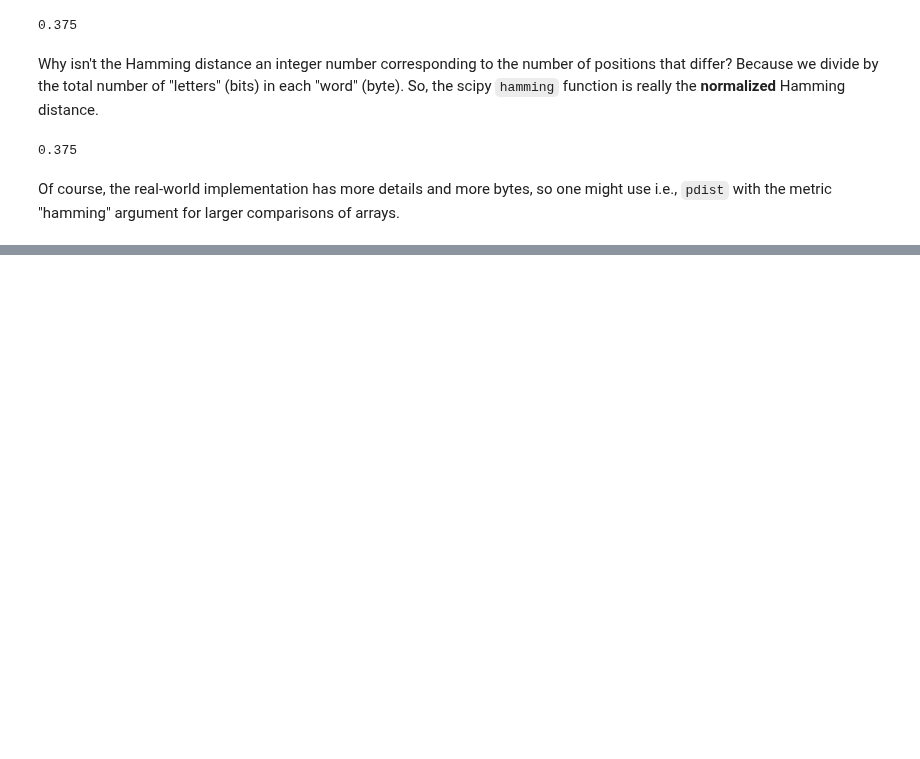
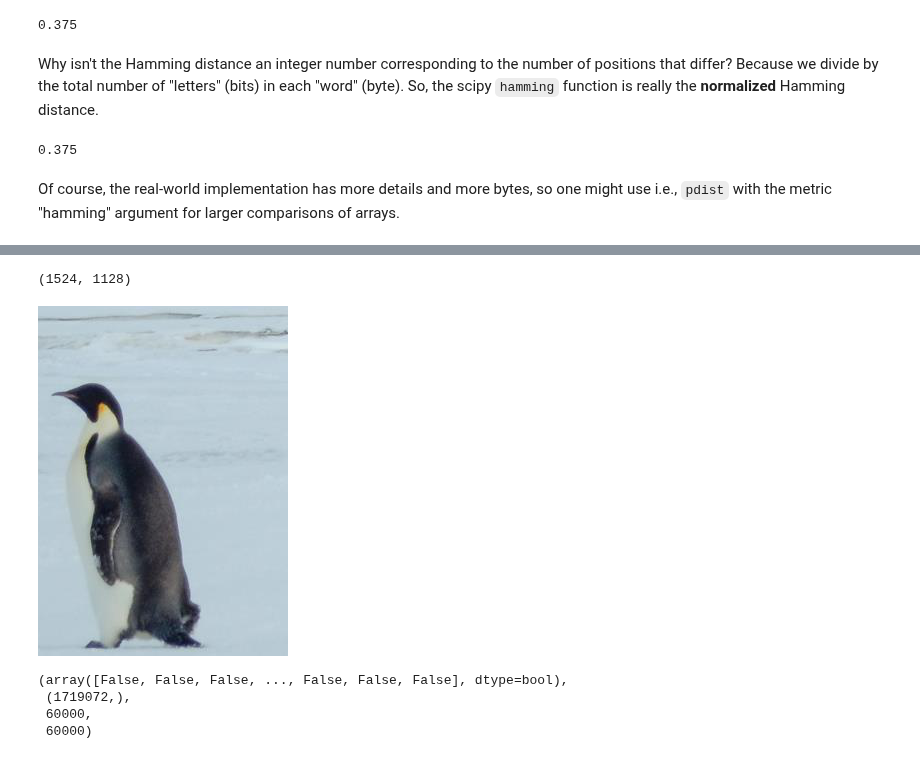
Before and after one commit to tylerjereddy/pycon-2017, a Jupyter notebook: mastering_scipy_spatial.ipynb, the cells around one changed output, grey strips where cells are left out. Cells and saved outputs as stored; diff of their text form; code cells hidden in the pictures; blank space fills up the shorter version.

Commit message:
Added section covering the Jaccard distance calculation, with a nice image example.

```diff
--- a/mastering_scipy_spatial.ipynb
+++ b/mastering_scipy_spatial.ipynb
@@ -413,0 +420,34 @@ Of course, the real-world implementation has more details and more bytes, so one
+# %%
+from scipy.spatial.distance import jaccard
+from PIL import Image
+im = Image.open('emperor-penguin-alpha-construction-site-sign.jpg')
+im.size # pixel dimensions
+# %% [output]
+(1524, 1128)
+# %%
+# define the reference / ground truth bounding box visually
+x_start_ref = 350
+x_end_ref = 550
+y_start_ref = 600
+y_end_ref = 900
+box_actual = (x_start_ref, x_end_ref, y_start_ref, y_end_ref)
+region = im.crop(box_actual)
+region
+# %% [output]
+[figure, added]
+# %%
+# define ground truth reference matrix as a 1D boolean array of pixel matches to the original image
+def generate_bool_matrix(original_image, x_start, x_end, y_start, y_end):
+    matrix = np.zeros(original_image.size)
+    matrix[x_start:x_end, y_start:y_end] = 1
+    matrix = matrix.astype(np.bool, copy=False).ravel()
+    return matrix
+
+reference_matrix = generate_bool_matrix(im, x_start_ref, x_end_ref, y_start_ref, y_end_ref)
+# sanity check on reference_matrix properties
+reference_matrix, reference_matrix.shape, reference_matrix.sum(), ((x_end_ref - x_start_ref) * (y_end_ref - y_start_ref) )
+# %% [output]
+(array([False, False, False, ..., False, False, False], dtype=bool),
+ (1719072,),
+ 60000,
+ 60000)
```
Also changed, not shown: parts of 6 cells of this notebook, 1 other file.
